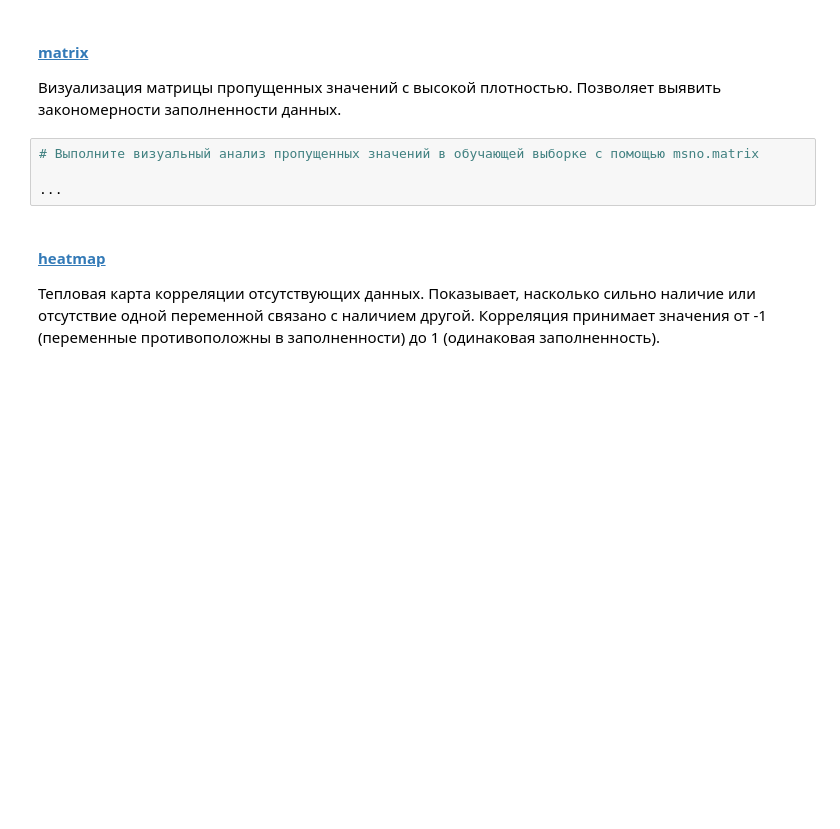
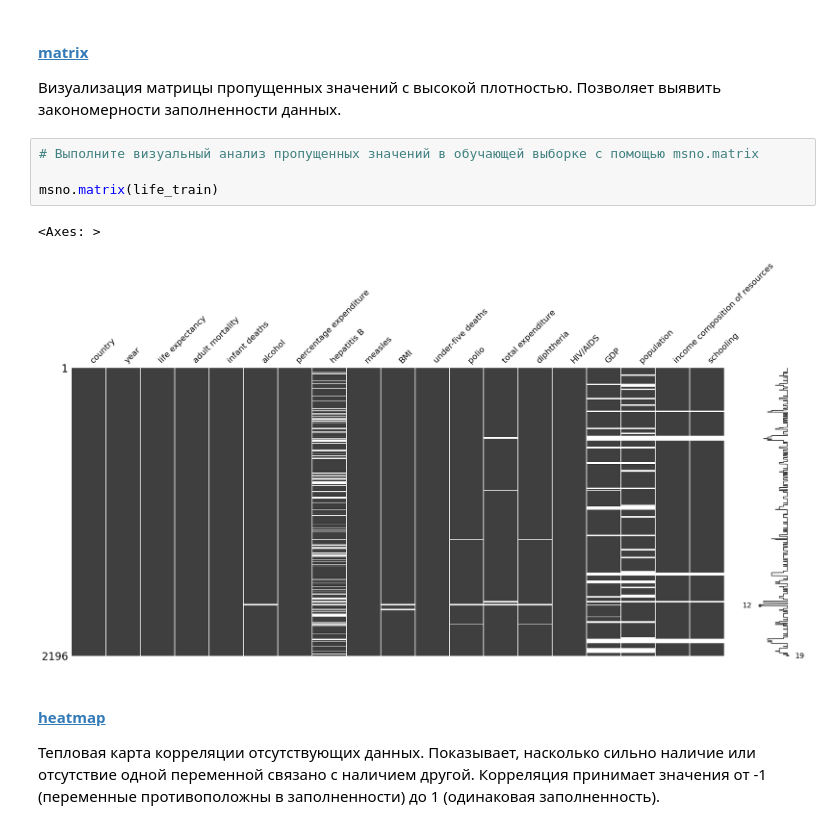
Before and after one commit to ml2me/study, a Jupyter notebook: classic_ML/3/03.Задание.ipynb, the cells around one changed output. Saved outputs shown, nothing was run; the diff lists cells and outputs as text; blank space fills up the shorter version.

```diff
--- a/classic_ML/3/03.Задание.ipynb
+++ b/classic_ML/3/03.Задание.ipynb
@@ -292,7 +369,10 @@ life_nan_info = life_nan_info[life_nan_info['NaN share'] != 0.0]
 # %%
 # Выполните визуальный анализ пропущенных значений в обучающей выборке с помощью msno.matrix
 
-...
+msno.matrix(life_train)
+# %% [output]
+<Axes: >
+[figure, added]
 # %% [markdown]
 #### [heatmap](https://github.com/ResidentMario/missingno?tab=readme-ov-file#heatmap)
 
```
Also changed, not shown: parts of 12 cells of this notebook.
